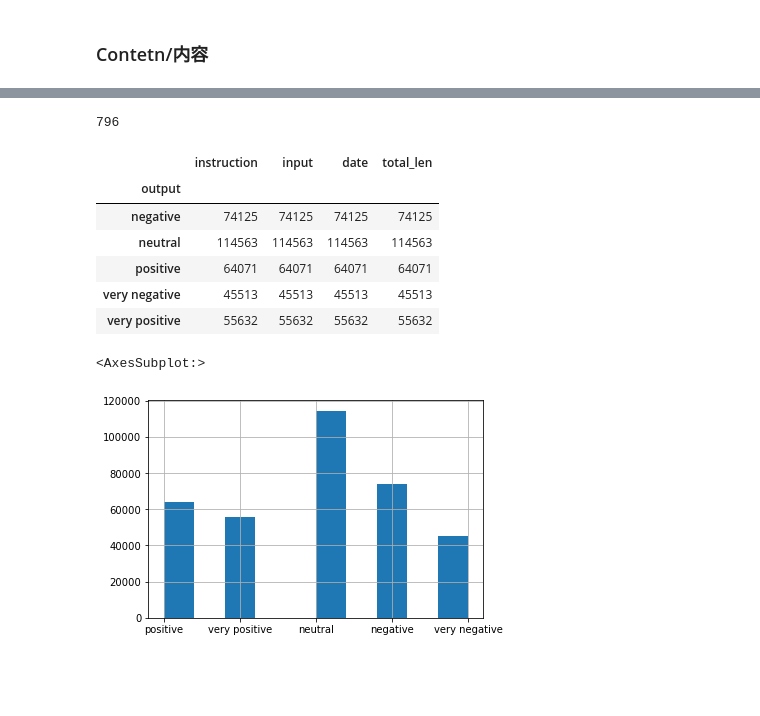
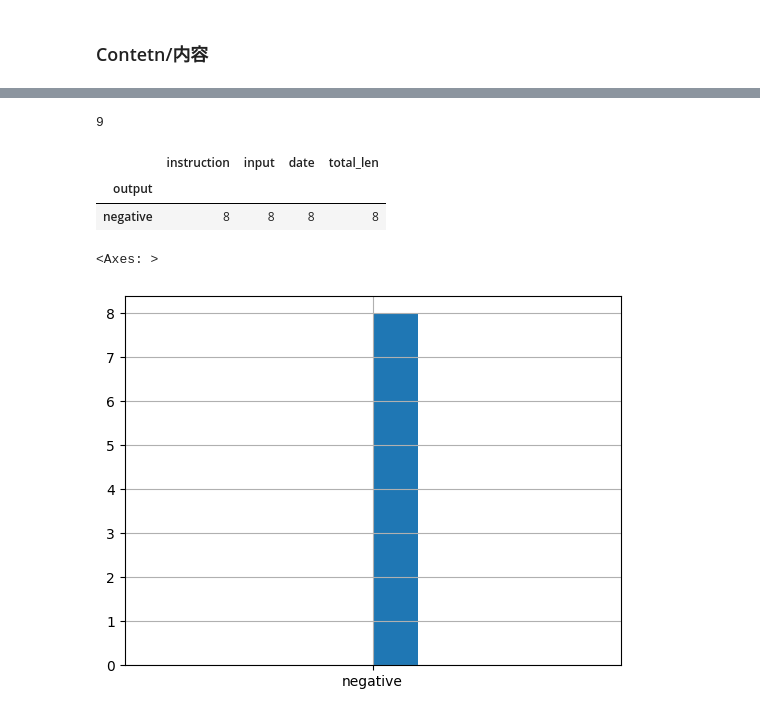
Before and after one commit to muqiufeng-zang/FinGPT, a Jupyter notebook: fingpt/FinGPT-v1/making_dataset/make_dataset_by_date.ipynb, the cells around one changed output, grey strips where cells are left out. Drawn from its saved outputs; the diff is of its cells as text; code cells hidden in the pictures; blank space fills up the shorter version.

```diff
--- a/fingpt/FinGPT-v1/making_dataset/make_dataset_by_date.ipynb
+++ b/fingpt/FinGPT-v1/making_dataset/make_dataset_by_date.ipynb
@@ -7,7 +7,7 @@ from lxml import etree
 from tqdm import tqdm
 # %%
 # The base_path should be the results with labels generated in ../data_preparations/add_labels.py
-base_path = r"C:\Users\Olive\python_projects\FinRL-Meta\FinGPT-ChatGLM-Fineturning_old\Chinese_News\scrape\content_with_labels"
+base_path = r"../../../data/content_with_labels"
 columns = ["instruction","input","output"]
 instruction = "What is the sentiment of this news? Answer:{very negative/negative/neutral/positive/very positive}"
 
@@ -71,6 +69,6 @@ print(df["input"][0])
 # %%
 # Train & valid
-train_valid = dataset[dataset.date < "2022-04-01"][columns]
-train_valid.to_csv("content/dataset_title_train_and_valid.csv", index = False)
+train_valid = dataset[dataset.date < "2023-10-01"][columns]
+train_valid.to_csv(r"../../../data/contents/dataset_title_train_and_valid.csv", index = False)
 # %%
 # Test
@@ -87,12 +85,12 @@ for item in train_valid.itertuples():
 # %%
 # To Json
 import json
-with open("content/dataset_title_train_and_valid.json", "w+", encoding='utf-8') as f:
+with open("../../../data/contents/dataset_title_train_and_valid.json", "w+", encoding='utf-8') as f:
     json.dump(data_list, f, ensure_ascii= False)
 # %%
 # To Json
 import json
-with open("content/dataset_title_test.json", "w+", encoding='utf-8') as f:
+with open("../../../data/contents/dataset_title_test.json", "w+", encoding='utf-8') as f:
     json.dump(data_list, f, ensure_ascii= False)
 # %% [markdown]
 ### Contetn/内容
@@ -136,6 +134,6 @@ dataset_content.shape
 # %%
 dataset_content["total_len"].max()
 # %% [output]
-796
+9
 # %%
 # Train & valid
@@ -159,16 +157,12 @@ with open("content/dataset_content_train_and_valid.json", "w+", encoding='utf-8'
     json.dump(data_list, f, ensure_ascii= False)
 # %%
-dataset_content[dataset_content.date < "2022-04-01"].groupby("output").count()
+dataset_content[dataset_content.date < "2023-10-01"].groupby("output").count()
 # %% [output]
 |  | instruction | input | date | total_len |
 | output |  |  |  |  |
-| negative | 74125 | 74125 | 74125 | 74125 |
-| neutral | 114563 | 114563 | 114563 | 114563 |
-| positive | 64071 | 64071 | 64071 | 64071 |
-| very negative | 45513 | 45513 | 45513 | 45513 |
-| very positive | 55632 | 55632 | 55632 | 55632 |
+| negative | 8 | 8 | 8 | 8 |
 # %%
-dataset_content[dataset_content.date < "2022-04-01"].output.hist()
+dataset_content[dataset_content.date < "2023-10-01"].output.hist()
 # %% [output]
-<AxesSubplot:>
+<Axes: >
-[figure, old version]
+[figure, new version]
```
Also changed, not shown: parts of 15 cells of this notebook, 31 other files.
